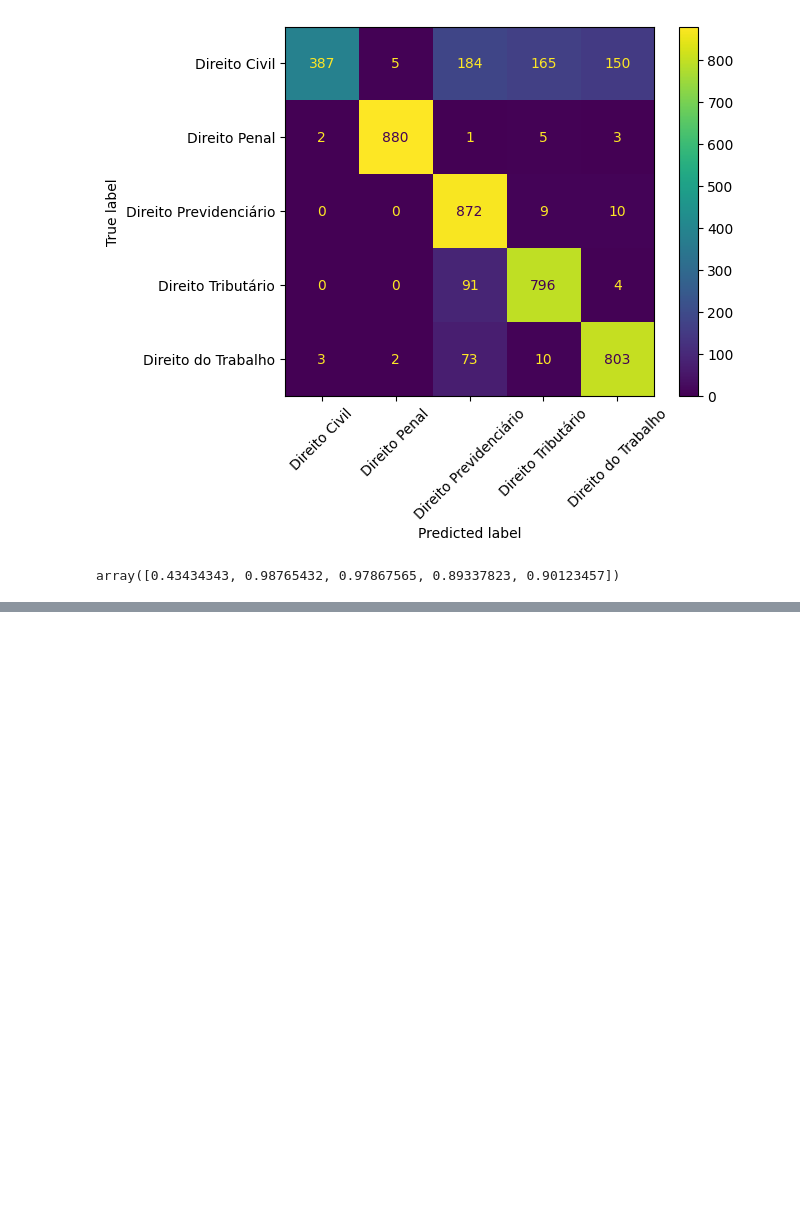
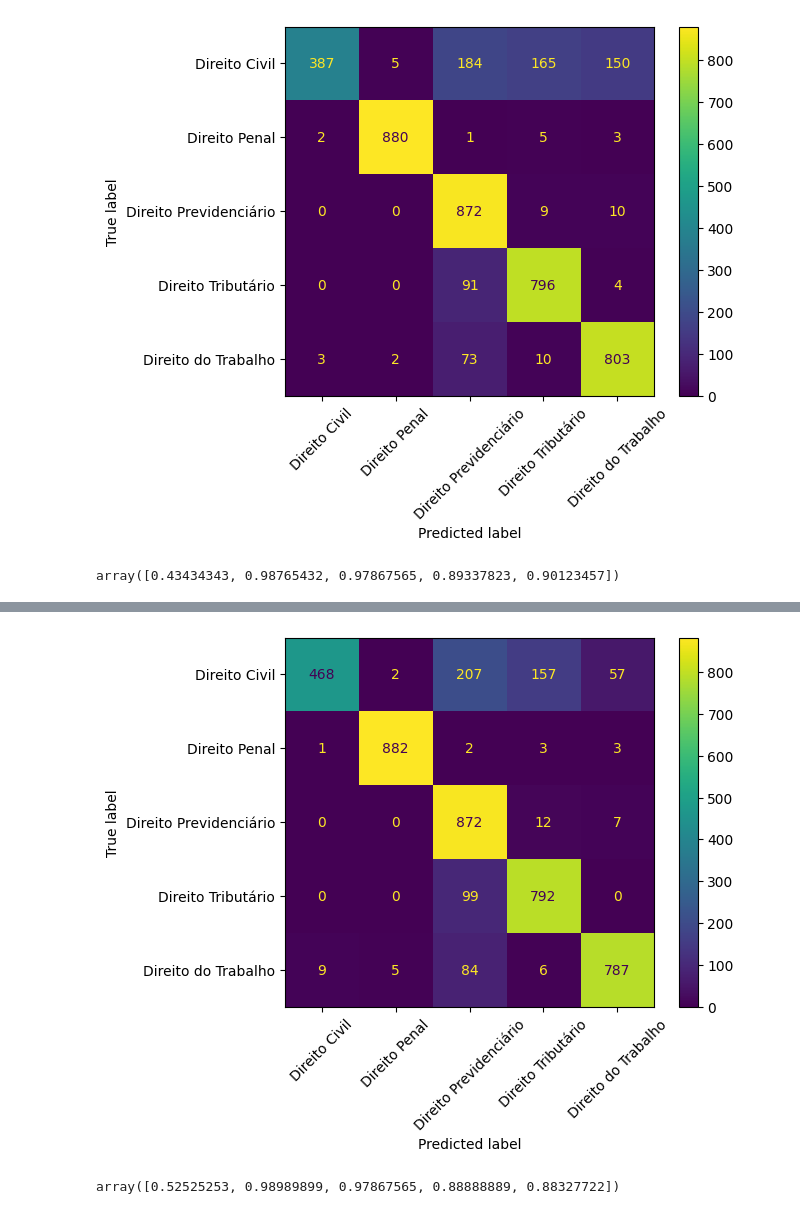
Before and after one commit to lucasbalponti/classificacao-ementas-processos, a Jupyter notebook: randomforest novos 891.ipynb, the cells around one changed output, grey strips where cells are left out. Cells and saved outputs as stored; diff of their text form; code cells hidden in the pictures; blank space fills up the shorter version.

```diff
--- a/randomforest novos 891.ipynb
+++ b/randomforest novos 891.ipynb
@@ -207,0 +257,20 @@ with open(r'df-novos891-result.pickle', 'wb') as pickledfile:
+# %%
+result6 = [pipe6(df['Texto tratado'][i],
+                **{'max_length': 512, 'truncation':'only_first'},
+                top_k=None) for i in range(len(df))]
+# %%
+result6n = [max(row, key = lambda i: i['score'])['label'][-1] for row in result6]
+# %%
+result6_label = np.array([list(le_name_mapping.keys())[list(le_name_mapping.values()).index(int(i))] for i in result6n])
+# %%
+cm6 = confusion_matrix(np.array(df['Assunto']), result6_label, labels = list(le_name_mapping.keys()))
+# %%
+disp6 = ConfusionMatrixDisplay(cm6, display_labels = list(le_name_mapping.keys()))
+disp6.plot(xticks_rotation=45.0)
+plt.show()
+# %% [output]
+[figure, added]
+# %%
+cm6.diagonal()/cm6.sum(axis=1)
+# %% [output]
+array([0.52525253, 0.98989899, 0.97867565, 0.88888889, 0.88327722])
```
Also changed, not shown: parts of 20 cells of this notebook, 10 other files.
